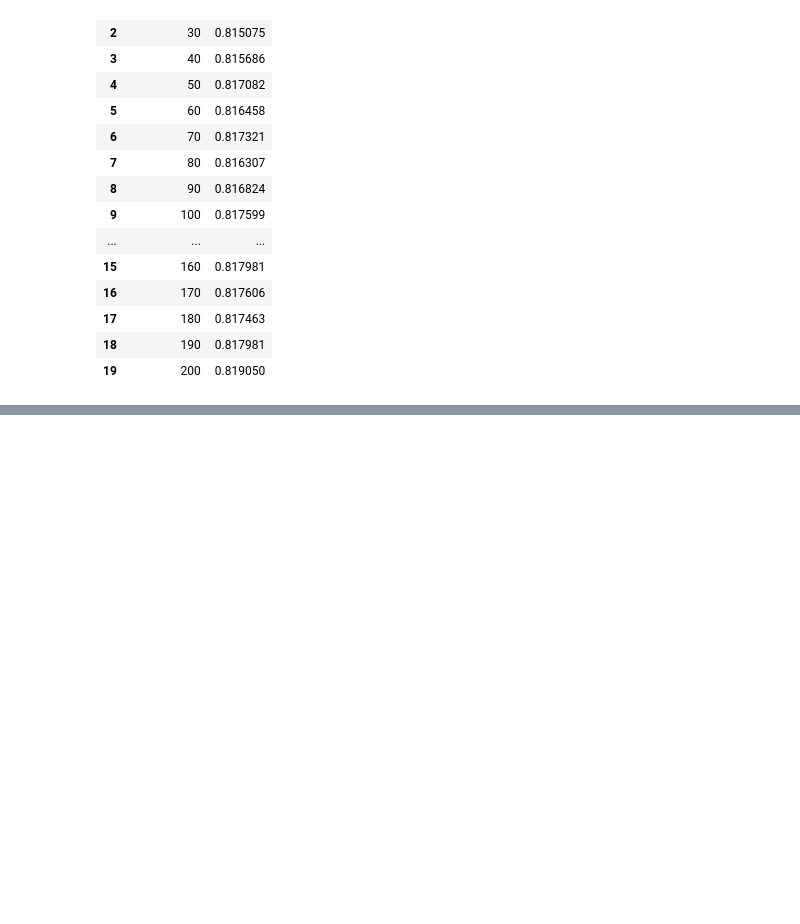
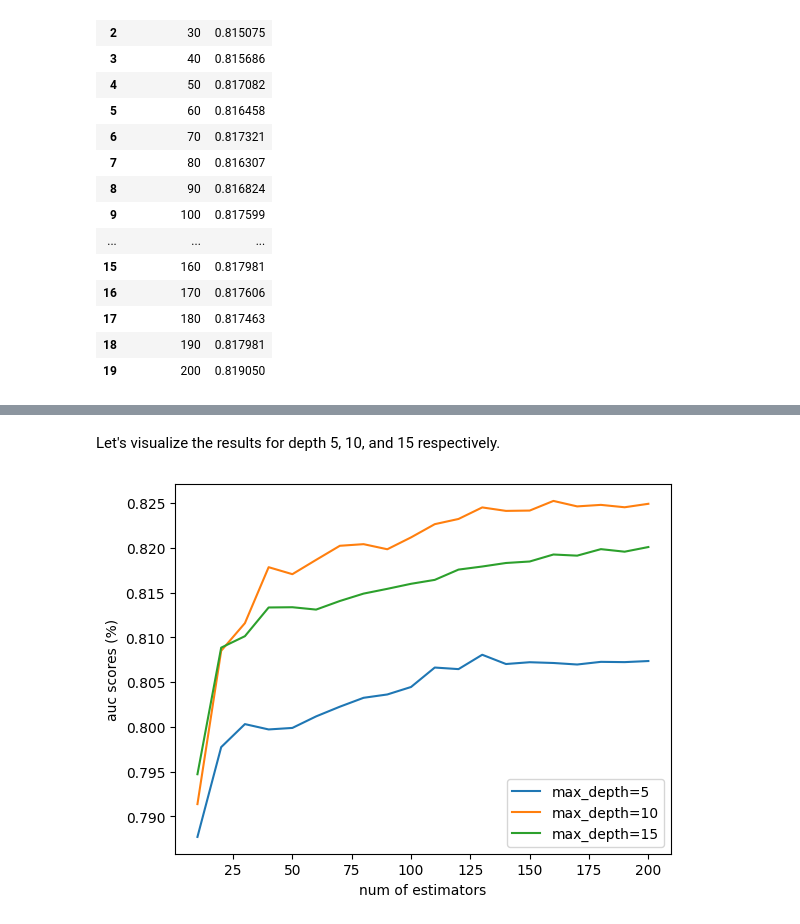
Before and after one commit to MuhammadAwon/ml-engineering, a Jupyter notebook: 06-trees/credit-risk-scoring.ipynb, the cells around one changed output, grey strips where cells are left out. Drawn from its saved outputs; the diff is of its cells as text; code cells hidden in the pictures; blank space fills up the shorter version.

```diff
--- a/06-trees/credit-risk-scoring.ipynb
+++ b/06-trees/credit-risk-scoring.ipynb
@@ -959,0 +965,18 @@ Although the accuracy is `82%` when we the estimators at `200` but that is not s
+# %%
+scores = []
+
+for d in [5, 10, 15]:
+    for n in range(10, 201, 10):
+        rf = RandomForestClassifier(n_estimators=n,
+                                    max_depth=d,
+                                    random_state=1)
+        rf.fit(X_train, y_train)
+
+        y_pred = rf.predict_proba(X_val)[:, 1]
+        auc = roc_auc_score(y_val, y_pred)
+
+        scores.append((d, n, auc))
+# %%
+columns = ['max_depth', 'n_estimators', 'auc']
+df_scores = pd.DataFrame(scores, columns=columns)
+df_scores
@@ -959,0 +1001,17 @@ Although the accuracy is `82%` when we the estimators at `200` but that is not s
+# %% [markdown]
+Let's visualize the results for depth 5, 10, and 15 respectively.
+# %%
+for d in [5, 10, 15]:
+    # make subset of df_scores for each depth
+    df_subset = df_scores[df_scores.max_depth == d]
+
+    # plot 'estimators' and 'auc' for each depth
+    plt.plot(df_subset.n_estimators, df_subset.auc,
+             label=f'max_depth={d}')
+    plt.xlabel('num of estimators')
+    plt.ylabel('auc scores (%)')
+    plt.legend()
+
+plt.show()
+# %% [output]
+[figure, added]
```
Also changed, not shown: parts of 81 cells of this notebook, 1 other file.
